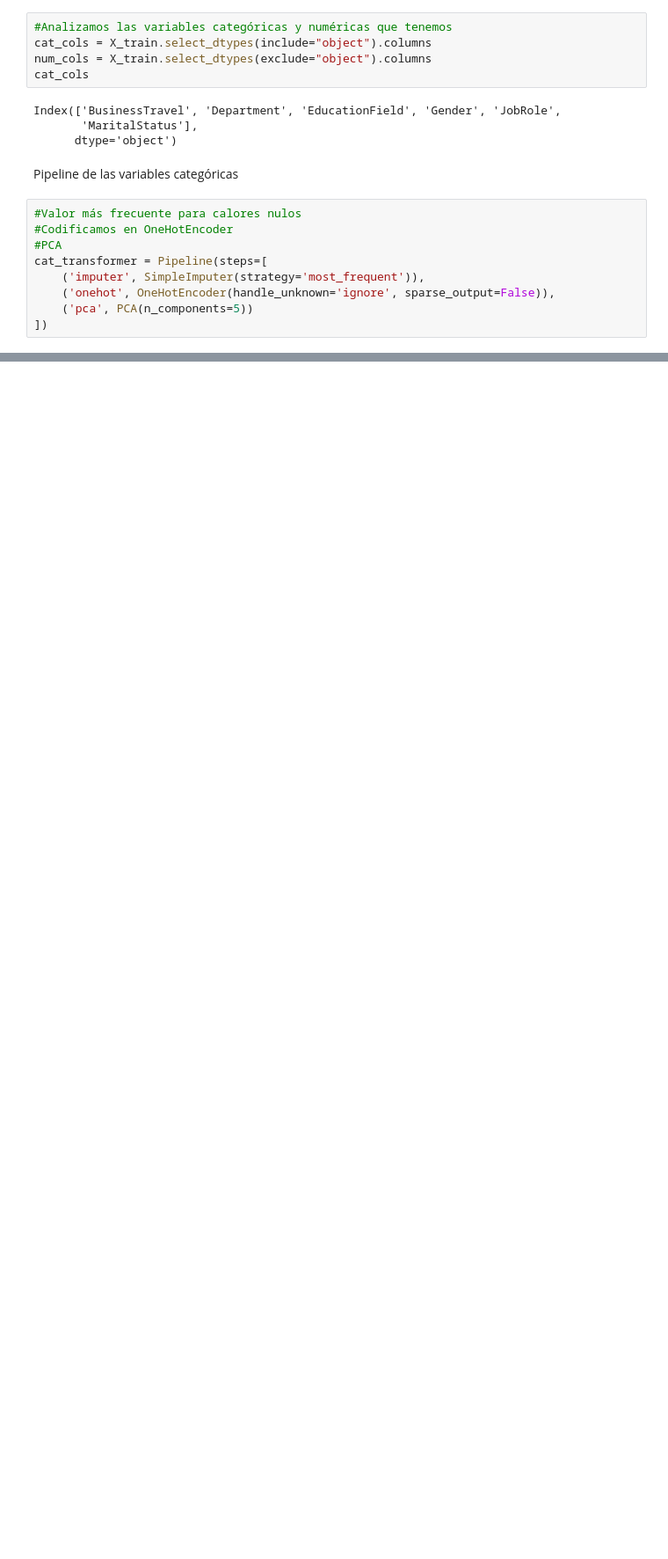
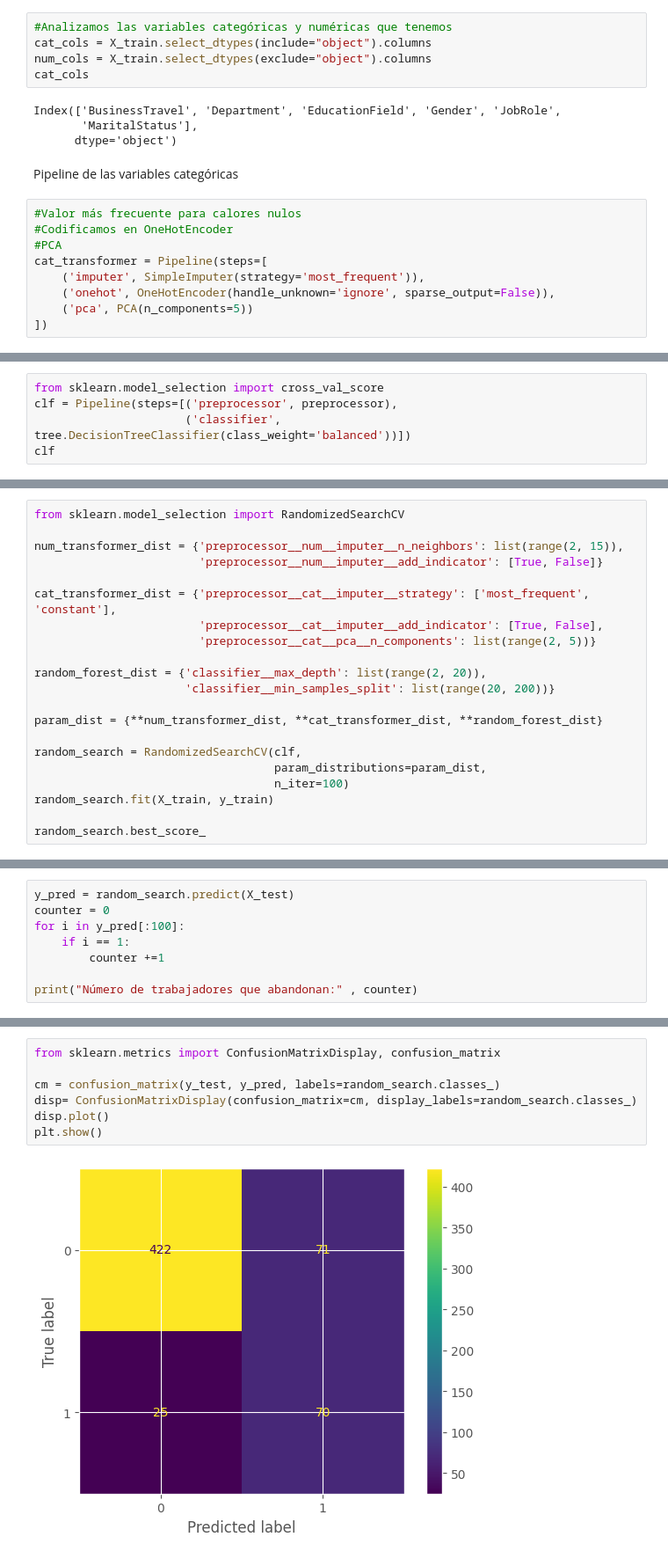
Before and after one commit to 100454201/Grupo35_Practica1, a Jupyter notebook: eda_notebook.ipynb, the cells around one changed output, grey strips where cells are left out. Shown at 88% size. Saved outputs shown, nothing was run; the diff lists cells and outputs as text; blank space fills up the shorter version.

Commit message:
Pruebas distintos pipelines. Falta comentar las 5 últimas casillas de code e intentar mejorarlas

```diff
--- a/eda_notebook.ipynb
+++ b/eda_notebook.ipynb
@@ -383,0 +426,5 @@ cat_transformer = Pipeline(steps=[
+# %%
+from sklearn.model_selection import cross_val_score
+clf = Pipeline(steps=[('preprocessor', preprocessor),
+                      ('classifier', tree.DecisionTreeClassifier(class_weight='balanced'))])
+clf
@@ -383,0 +520,21 @@ cat_transformer = Pipeline(steps=[
+# %%
+from sklearn.model_selection import RandomizedSearchCV
+
+num_transformer_dist = {'preprocessor__num__imputer__n_neighbors': list(range(2, 15)),
+                        'preprocessor__num__imputer__add_indicator': [True, False]}
+
+cat_transformer_dist = {'preprocessor__cat__imputer__strategy': ['most_frequent', 'constant'],
+                        'preprocessor__cat__imputer__add_indicator': [True, False],
+                        'preprocessor__cat__pca__n_components': list(range(2, 5))}
+
+random_forest_dist = {'classifier__max_depth': list(range(2, 20)),
+                      'classifier__min_samples_split': list(range(20, 200))}
+
+param_dist = {**num_transformer_dist, **cat_transformer_dist, **random_forest_dist}
+
+random_search = RandomizedSearchCV(clf,
+                                   param_distributions=param_dist,
+                                   n_iter=100)
+random_search.fit(X_train, y_train)
+
+random_search.best_score_
@@ -383,0 +566,8 @@ cat_transformer = Pipeline(steps=[
+# %%
+y_pred = random_search.predict(X_test)
+counter = 0
+for i in y_pred[:100]:
+    if i == 1:
+        counter +=1
+
+print("Número de trabajadores que abandonan:" , counter)
@@ -383,0 +597,9 @@ cat_transformer = Pipeline(steps=[
+# %%
+from sklearn.metrics import ConfusionMatrixDisplay, confusion_matrix
+
+cm = confusion_matrix(y_test, y_pred, labels=random_search.classes_)
+disp= ConfusionMatrixDisplay(confusion_matrix=cm, display_labels=random_search.classes_)
+disp.plot()
+plt.show()
+# %% [output]
+[figure, added]
```
Also changed, not shown: parts of 27 cells of this notebook.
